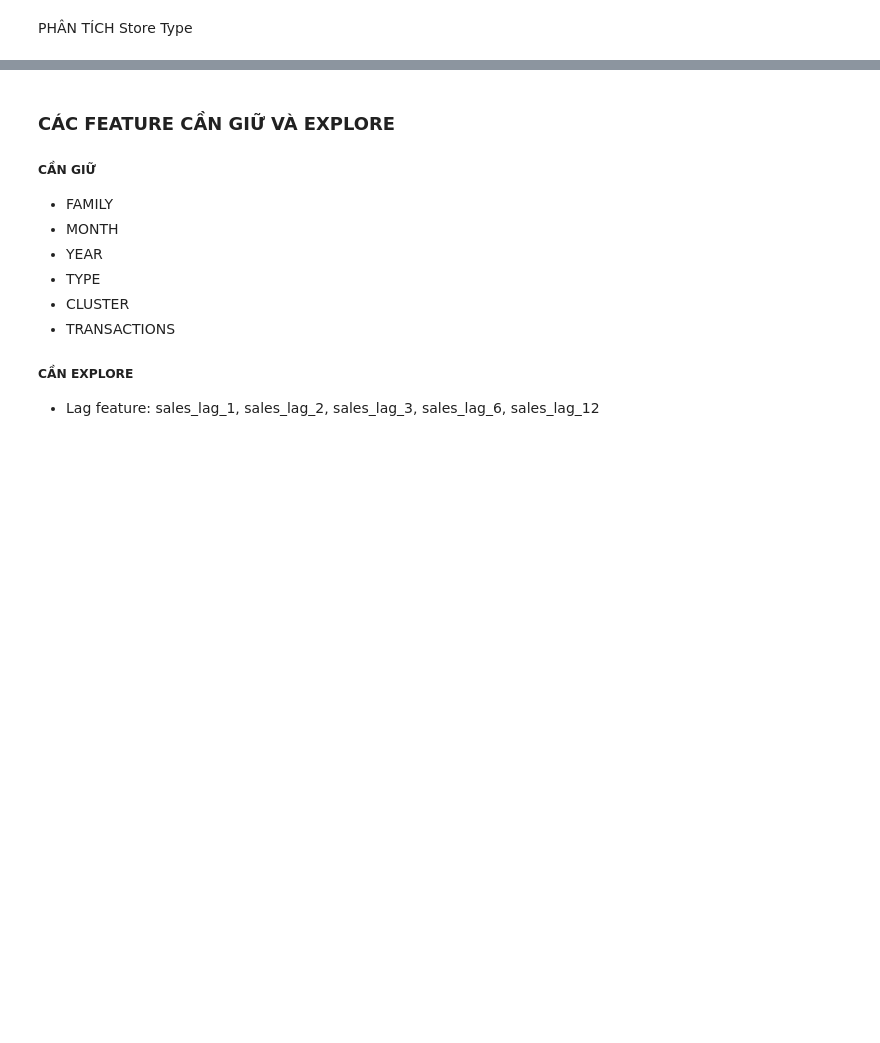
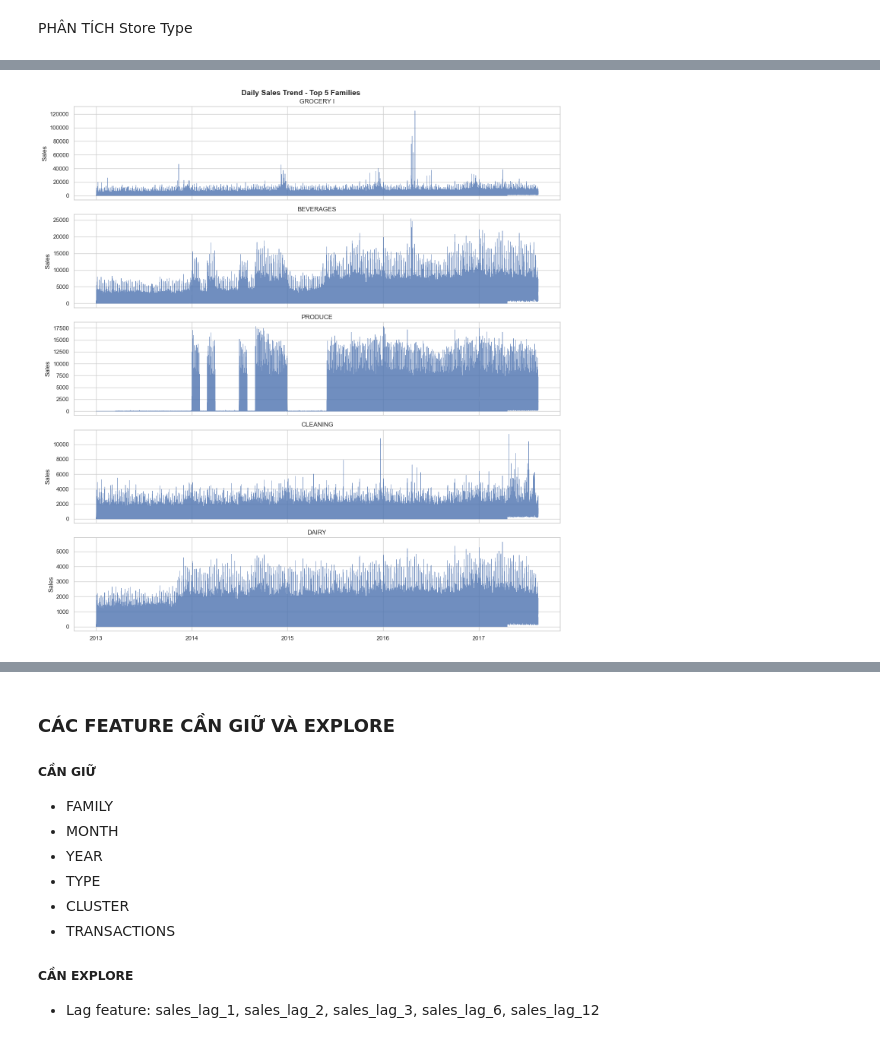
Before and after one commit to AIVIETNAM-AIO-DUC/AIO26-Module1-Team_Level_Up-Store-Sales-Forecasting, a Jupyter notebook: data/analyze.ipynb, the cells around one changed output, grey strips where cells are left out. Cells and saved outputs as stored; diff of their text form; code cells hidden in the pictures; blank space fills up the shorter version.

```diff
--- a/data/analyze.ipynb
+++ b/data/analyze.ipynb
@@ -382,0 +414,16 @@ None
+# %%
+top5 = ['GROCERY I', 'BEVERAGES', 'PRODUCE', 'CLEANING', 'DAIRY']
+
+fig, axes = plt.subplots(5, 1, figsize=(14, 15), sharex=True)
+
+for i, fam in enumerate(top5):
+    temp = df[df['family'] == fam]
+    axes[i].plot(temp['date'], temp['sales'], linewidth=0.7, alpha=0.8)
+    axes[i].set_title(fam)
+    axes[i].set_ylabel('Sales')
+
+plt.suptitle('Daily Sales Trend - Top 5 Families', fontsize=14, fontweight='bold')
+plt.tight_layout()
+plt.show()
+# %% [output]
+[figure, added]
```
Also changed, not shown: parts of 22 cells of this notebook, 3 other files.
